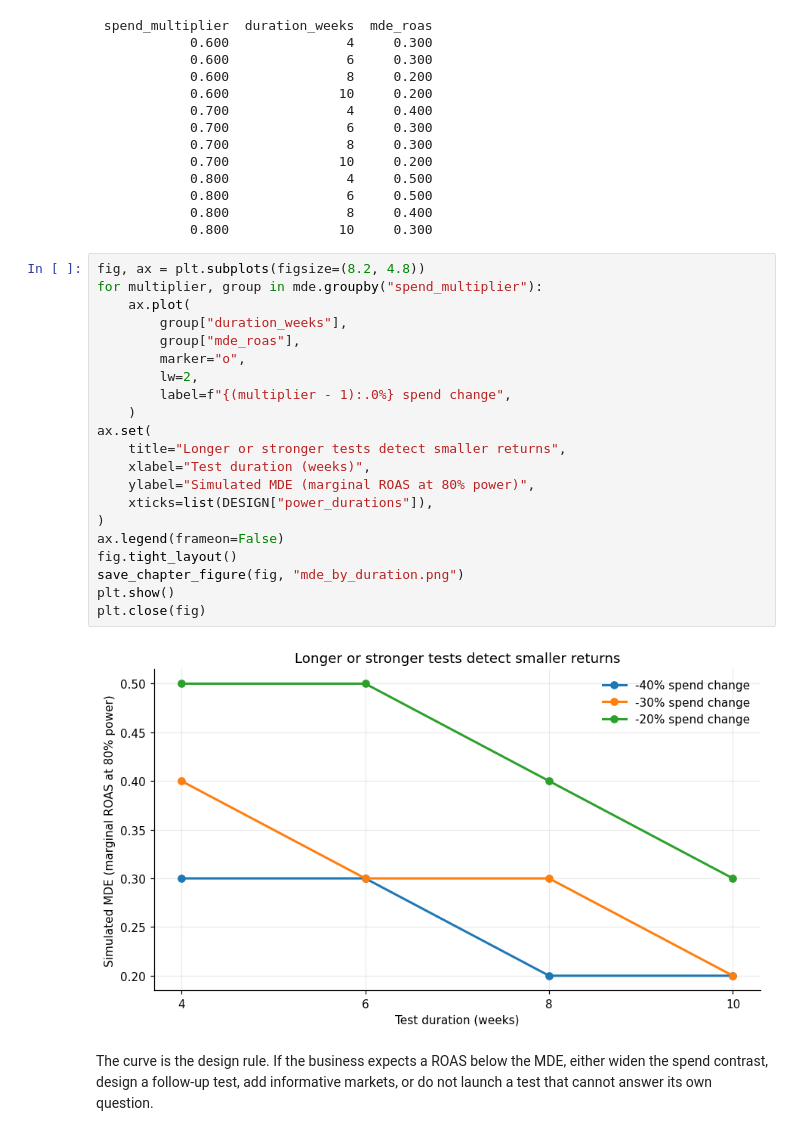
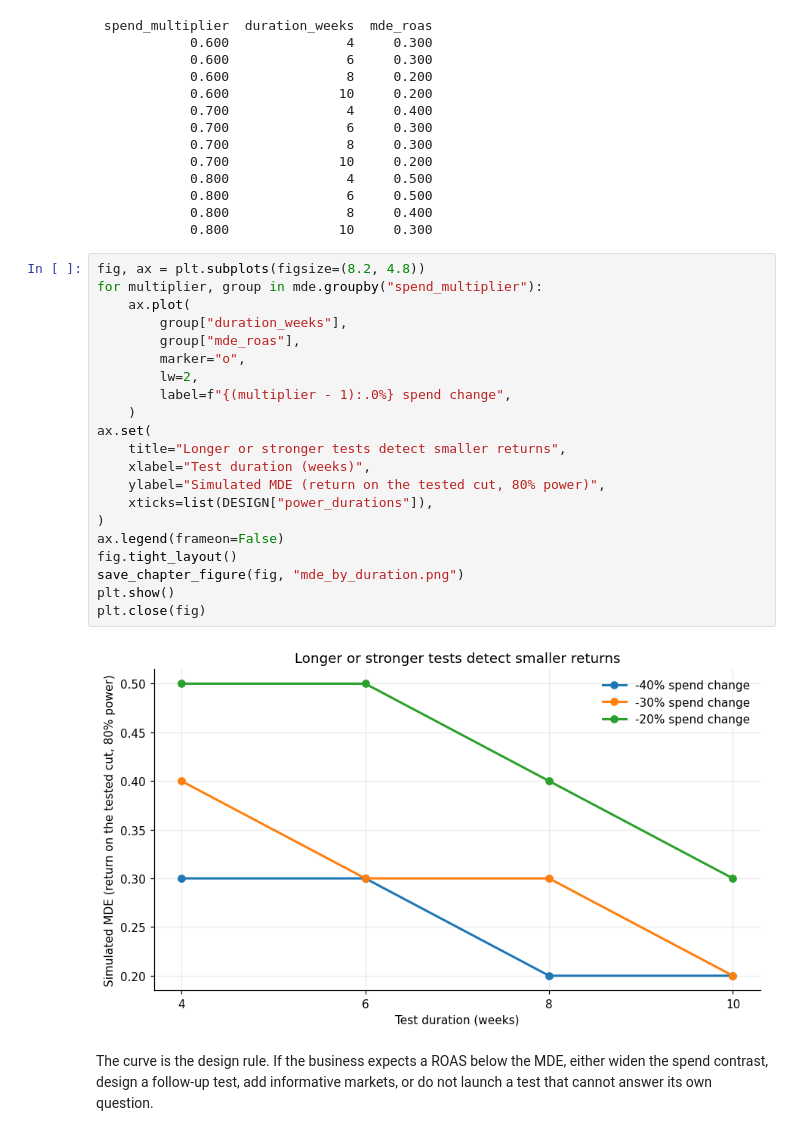
Before and after one commit to takechanman1228/marketing-science-in-python, a Jupyter notebook: notebooks/part6-media-optimization/sec6.3_geo_experiment.ipynb, the cells around one changed output. Cells and saved outputs as stored; diff of their text form.

Commit message:
sec6.3 geo experiment: label the MDE axis as the return on the tested cut
Re-executed notebook; every reported statistic is unchanged.

```diff
--- a/notebooks/part6-media-optimization/sec6.3_geo_experiment.ipynb
+++ b/notebooks/part6-media-optimization/sec6.3_geo_experiment.ipynb
@@ -497,26 +497,26 @@ print(mde.to_string(index=False))
 # %%
 fig, ax = plt.subplots(figsize=(8.2, 4.8))
 for multiplier, group in mde.groupby("spend_multiplier"):
     ax.plot(
         group["duration_weeks"],
         group["mde_roas"],
         marker="o",
         lw=2,
         label=f"{(multiplier - 1):.0%} spend change",
     )
 ax.set(
     title="Longer or stronger tests detect smaller returns",
     xlabel="Test duration (weeks)",
-    ylabel="Simulated MDE (marginal ROAS at 80% power)",
+    ylabel="Simulated MDE (return on the tested cut, 80% power)",
     xticks=list(DESIGN["power_durations"]),
 )
 ax.legend(frameon=False)
 fig.tight_layout()
 save_chapter_figure(fig, "mde_by_duration.png")
 plt.show()
 plt.close(fig)
 # %% [output]
-[figure, old version]
+[figure, new version]
 # %% [markdown]
 The curve is the design rule. If the business expects a ROAS below the MDE,
 either widen the spend contrast, design a follow-up test, add informative markets,
```
